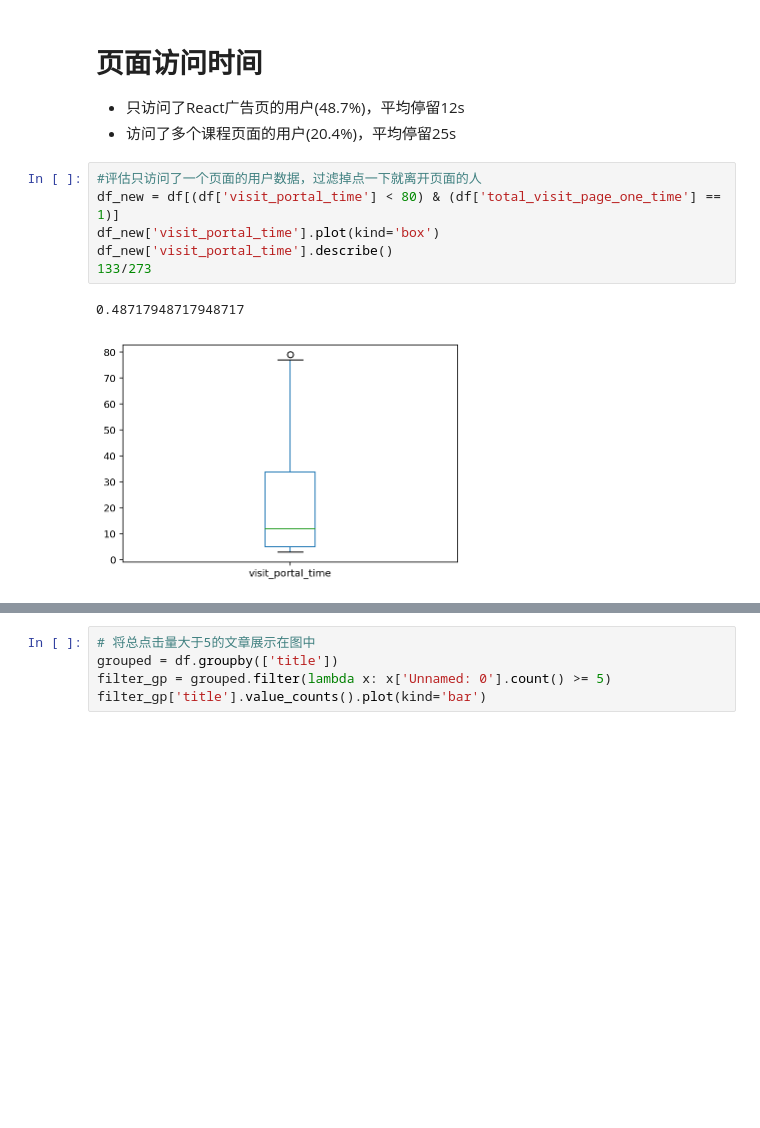
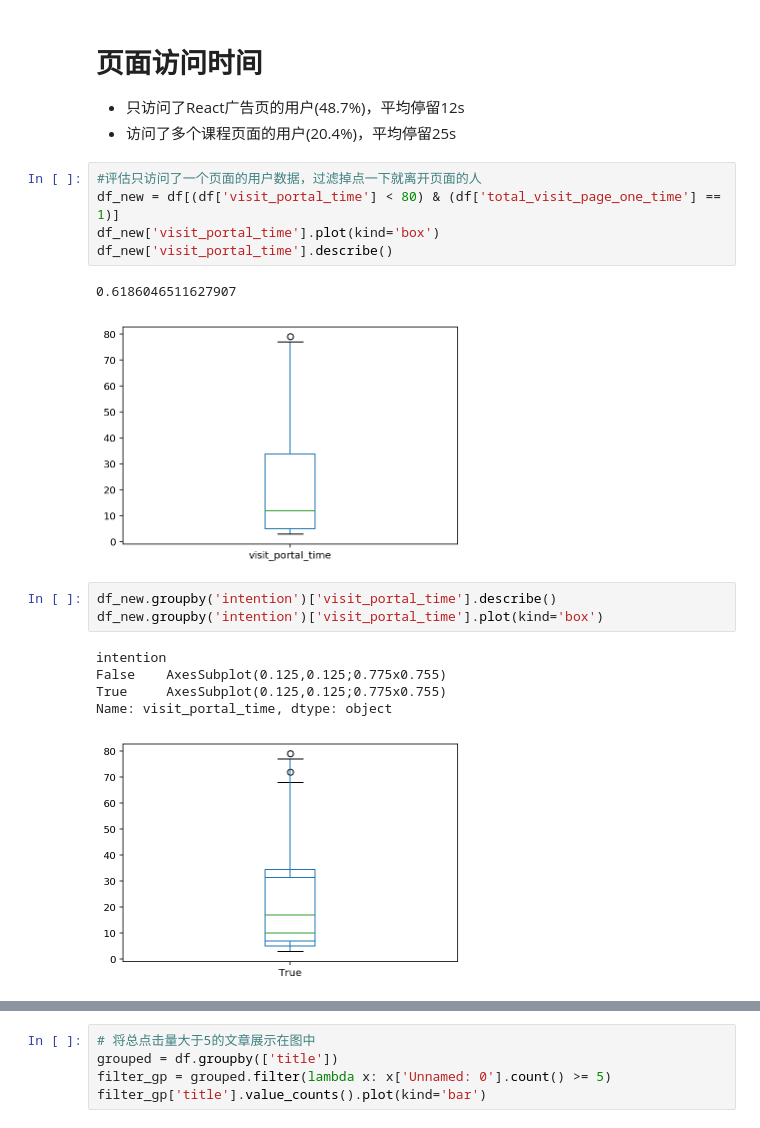
Before and after one commit to zhoux0130/udacity_data_analysis_WeRateDogs, a Jupyter notebook: ad_analysis/ryf_report.ipynb, the cells around one changed output, grey strips where cells are left out. Cells and saved outputs as stored; diff of their text form; blank space fills up the shorter version.

```diff
--- a/ad_analysis/ryf_report.ipynb
+++ b/ad_analysis/ryf_report.ipynb
@@ -20,10 +24,18 @@ df = df[df['visit_portal_time'] > 2]
 df_new = df[(df['visit_portal_time'] < 80) & (df['total_visit_page_one_time'] == 1)]
 df_new['visit_portal_time'].plot(kind='box')
 df_new['visit_portal_time'].describe()
-133/273
 # %% [output]
-0.48717948717948717
+0.6186046511627907
 [figure]
+# %%
+df_new.groupby('intention')['visit_portal_time'].describe()
+df_new.groupby('intention')['visit_portal_time'].plot(kind='box')
+# %% [output]
+intention
+False    AxesSubplot(0.125,0.125;0.775x0.755)
+True     AxesSubplot(0.125,0.125;0.775x0.755)
+Name: visit_portal_time, dtype: object
+[figure, added]
 # %%
 #评估只访问了多个页面的用户数据，过滤掉点一下就离开页面的人
 df_new = df[(df['total_visit_page_one_time'] > 1)]
```
Also changed, not shown: parts of 3 cells of this notebook.
